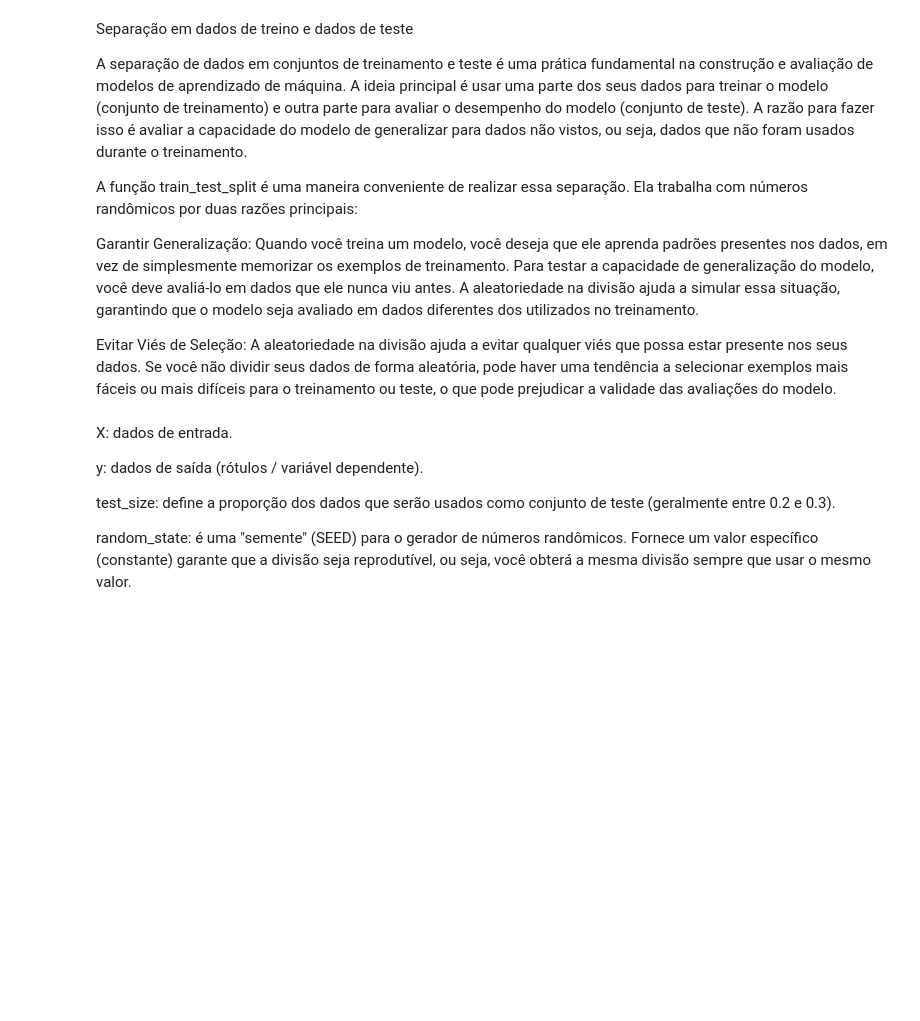
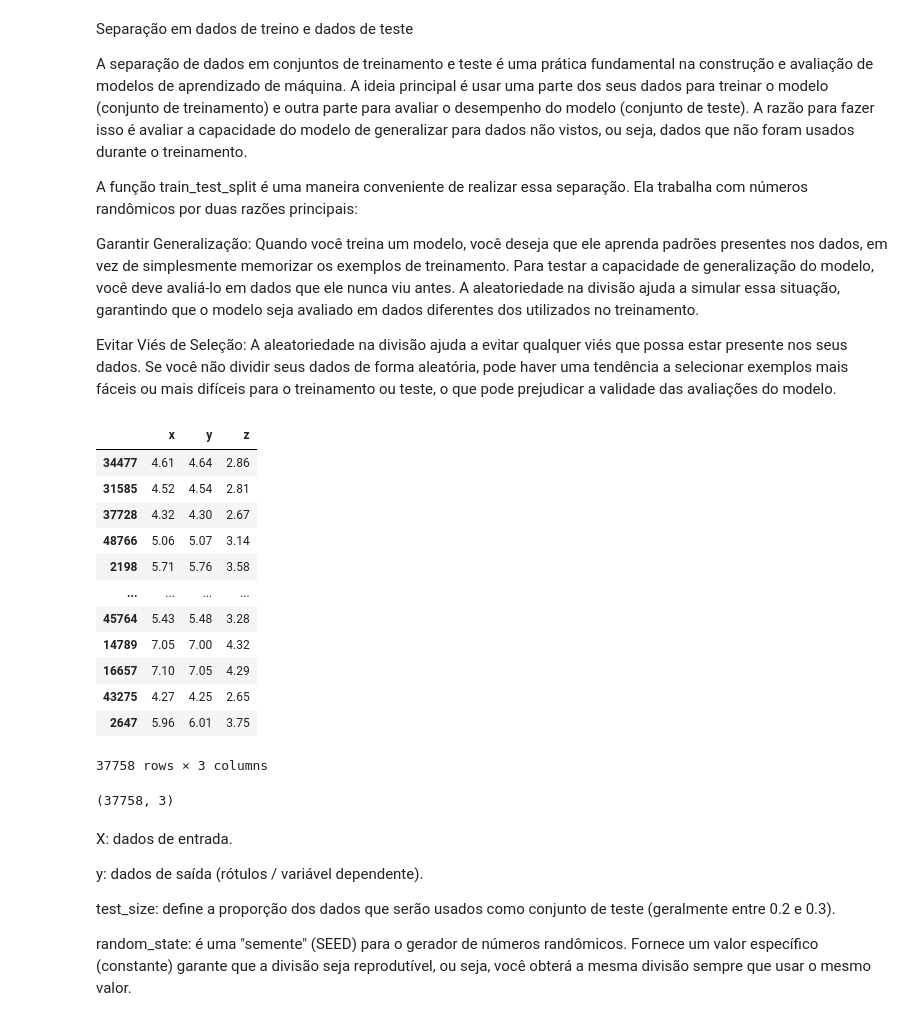
Before and after one commit to gabrielrodri33/Disruptive-Architectures-IOT-IOB-Gener, a Jupyter notebook: aula02/Aula_02_Modelo_Notebook_v4.ipynb, the cells around one changed output. Saved outputs shown, nothing was run; the diff lists cells and outputs as text; code cells hidden in the pictures; blank space fills up the shorter version.

```diff
--- a/aula02/Aula_02_Modelo_Notebook_v4.ipynb
+++ b/aula02/Aula_02_Modelo_Notebook_v4.ipynb
@@ -116,0 +275,3 @@ X.values
+# %%
+y = dados['cut'].values
+y
@@ -126,6 +289,26 @@ Garantir Generalização: Quando você treina um modelo, você deseja que ele ap
 Evitar Viés de Seleção: A aleatoriedade na divisão ajuda a evitar qualquer viés que possa estar presente nos seus dados. Se você não dividir seus dados de forma aleatória, pode haver uma tendência a selecionar exemplos mais fáceis ou mais difíceis para o treinamento ou teste, o que pode prejudicar a validade das avaliações do modelo.
 # %%
  # https://scikit-learn.org/stable/modules/generated/sklearn.model_selection.train_test_split.html
+X_train, X_test, y_train, y_test = train_test_split(X, y, test_size=0.3, random_state=1)
+X_train
+# %% [output]
+|  | x | y | z |
+| 34477 | 4.61 | 4.64 | 2.86 |
+| 31585 | 4.52 | 4.54 | 2.81 |
+| 37728 | 4.32 | 4.30 | 2.67 |
+| 48766 | 5.06 | 5.07 | 3.14 |
+| 2198 | 5.71 | 5.76 | 3.58 |
+| ... | ... | ... | ... |
+| 45764 | 5.43 | 5.48 | 3.28 |
+| 14789 | 7.05 | 7.00 | 4.32 |
+| 16657 | 7.10 | 7.05 | 4.29 |
+| 43275 | 4.27 | 4.25 | 2.65 |
+| 2647 | 5.96 | 6.01 | 3.75 |
+37758 rows × 3 columns
+# %%
+X_train.shape
+# %% [output]
+(37758, 3)
 # %% [markdown]
 X: dados de entrada.
 
```
Also changed, not shown: parts of 29 cells of this notebook.
